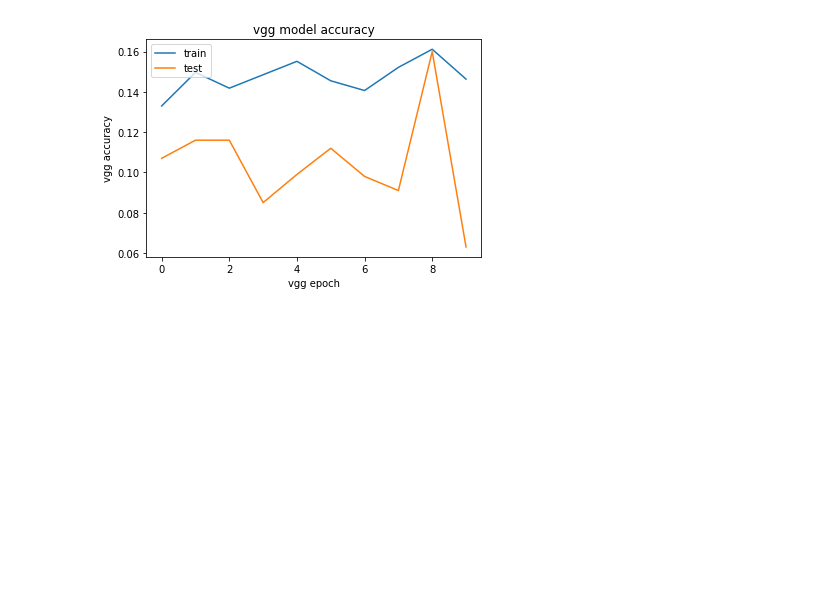
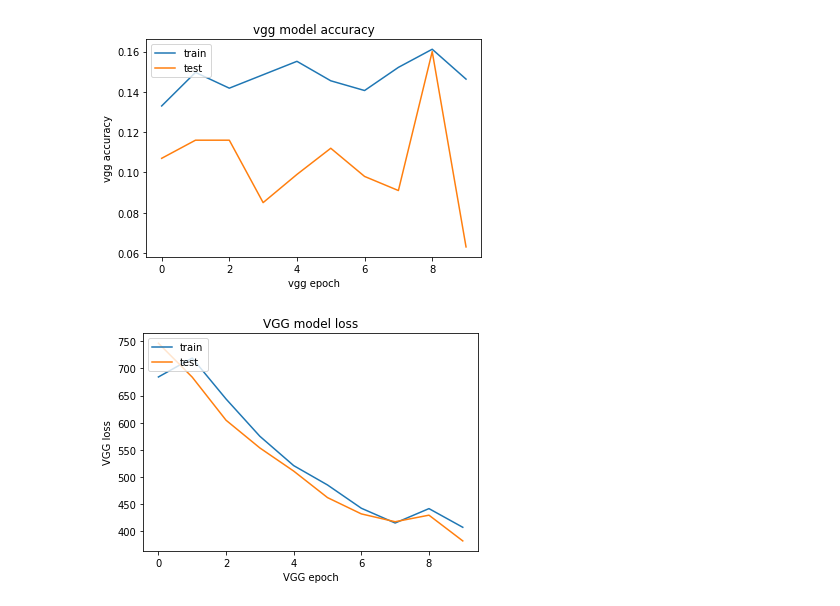
Before and after one commit to MichaelYxWang/Stanford_CS231N, a Jupyter notebook: uw-cs489-a5/VGG_MNIST.ipynb, the cells around one changed output. Cells and saved outputs as stored; diff of their text form; code cells hidden in the pictures; blank space fills up the shorter version.

Commit message:
Order of models display

```diff
--- a/uw-cs489-a5/VGG_MNIST.ipynb
+++ b/uw-cs489-a5/VGG_MNIST.ipynb
@@ -359,3 +359,14 @@ plt.show()
 # %% [output]
 dict_keys(['val_loss', 'val_acc', 'loss', 'acc'])
 [figure]
+# %%
+# VGG: summarize history for loss
+plt.plot(vgg_history.history['loss'])
+plt.plot(vgg_history.history['val_loss'])
+plt.title('VGG model loss')
+plt.ylabel('VGG loss')
+plt.xlabel('VGG epoch')
+plt.legend(['train', 'test'], loc='upper left')
+plt.show()
+# %% [output]
+[figure, added]
```
